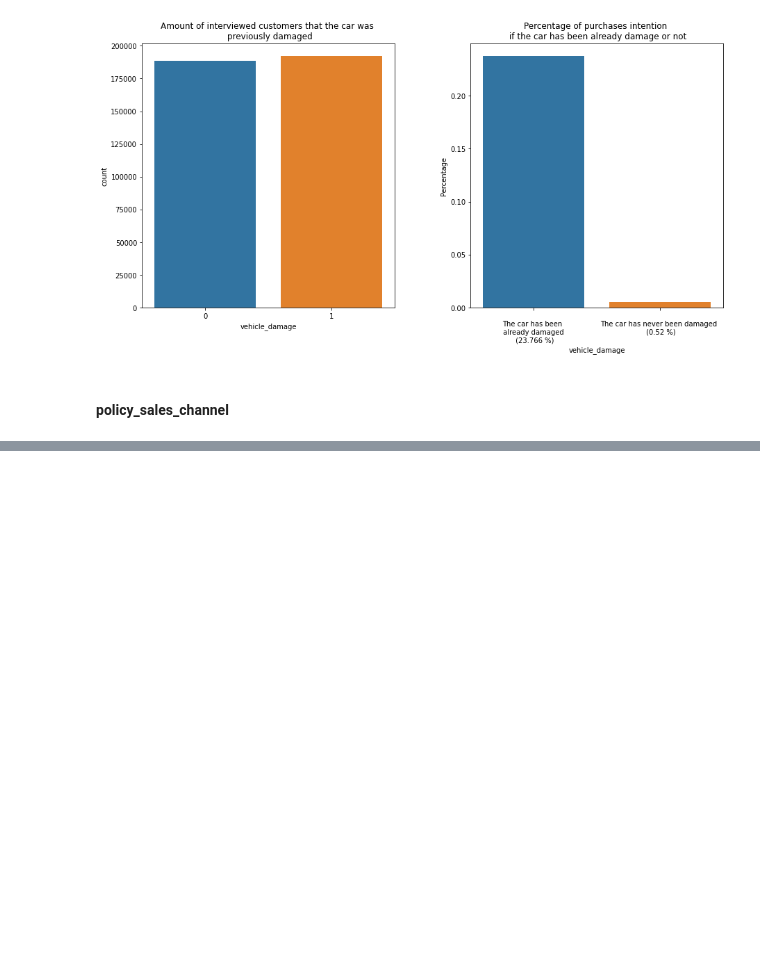
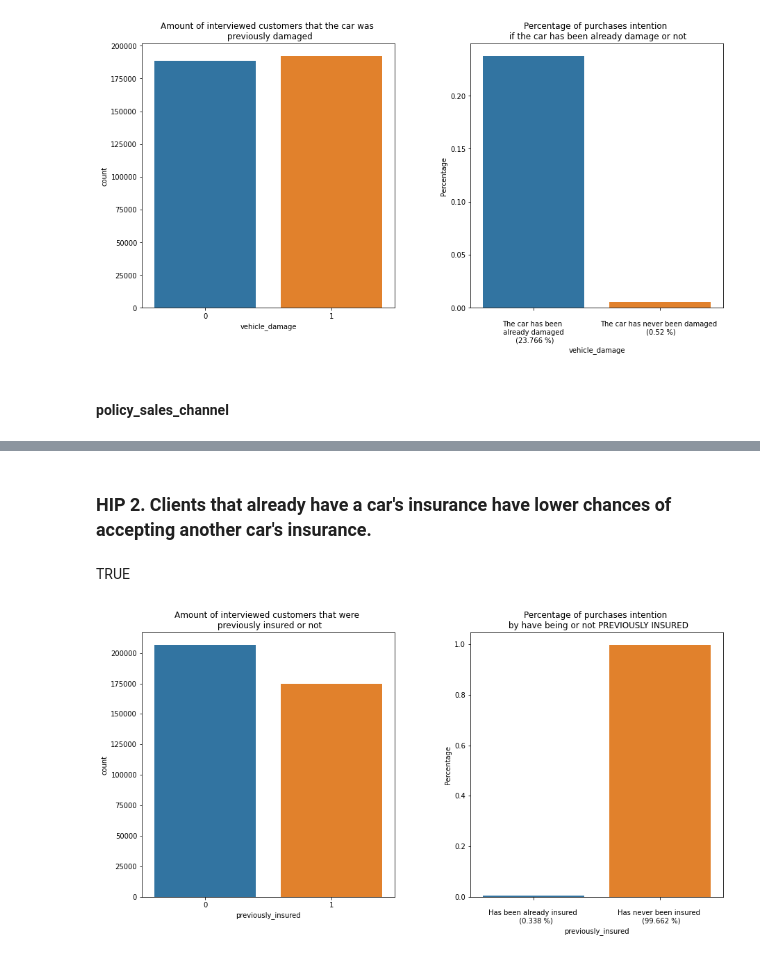
Before and after one commit to gabrielhpr/alphaInsurance, a Jupyter notebook: alphaInsurance.ipynb, the cells around one changed output, grey strips where cells are left out. Drawn from its saved outputs; the diff is of its cells as text; code cells hidden in the pictures; blank space fills up the shorter version.

```diff
--- a/alphaInsurance.ipynb
+++ b/alphaInsurance.ipynb
@@ -91,6 +109,33 @@ def createCategoryPlots(fig_width, fig_height, df, feature_name, title1, title2,
     plt.xlabel( feature_name )
     sns.barplot( x = [ text_list[i].format( np.round ( 100 * percentage_list[i], 3 ) ) for i in range(len(categories))],
                  y = percentage_list )
+# %%
+# categories - list containing all the categories of the feature
+# text_list - list containing the text behind each bar of the plot
+def createCategoryPlots2(fig_width, fig_height, df, feature_name, title1, title2, categories, text_list):
+    plt.figure(figsize=(fig_width, fig_height))
+    plt.subplots_adjust(left=None, bottom=None, right=None, top=None, wspace=0.3, hspace=0.3)
+
+    # plot a countplot
+    plt.subplot( 1, 2, 1 )
+    plt.title( title1 )
+    sns.countplot( df[feature_name] )
+
+    percentage_list = []
+
+    num_accept = df[ df['response'] == 1 ].count()[0]
+
+    for i in range( len( categories ) ):
+        feature_num_accept = df[ ( df['response'] == 1 ) & ( df[feature_name] == categories[i] ) ].count()[0]
+        feature_perc_accept = feature_num_accept / num_accept
+        percentage_list.append( feature_perc_accept )
+
+    plt.subplot( 1, 2, 2 )
+    plt.title( title2 )
+    plt.ylabel( 'Percentage' )
+    plt.xlabel( feature_name )
+    sns.barplot( x = [ text_list[i].format( np.round ( 100 * percentage_list[i], 3 ) ) for i in range(len(categories))],
+                 y = percentage_list )
 # %% [markdown]
 ## 1.3. Loading Data
 # %%
@@ -562,0 +641,12 @@ sns.barplot(x= np.sort( df4['policy_sales_channel'].unique() ), y=region_code_pe
+# %% [markdown]
+### HIP 2. Clients that already have a car's insurance have lower chances of accepting another car's insurance.
+# %% [markdown]
+TRUE
+# %%
+title1 = 'Amount of interviewed customers that were \n previously insured or not'
+title2 = 'Percentage of purchases intention \n by have being or not PREVIOUSLY INSURED'
+textos = ['\nHas been already insured \n  ({} %)', '\nHas never been insured \n ({} %)']
+categories = [1, 0]
+createCategoryPlots2(15, 7, df4, 'previously_insured', title1, title2, categories, textos)
+# %% [output]
+[figure, added]
```
Also changed, not shown: parts of 38 cells of this notebook.
